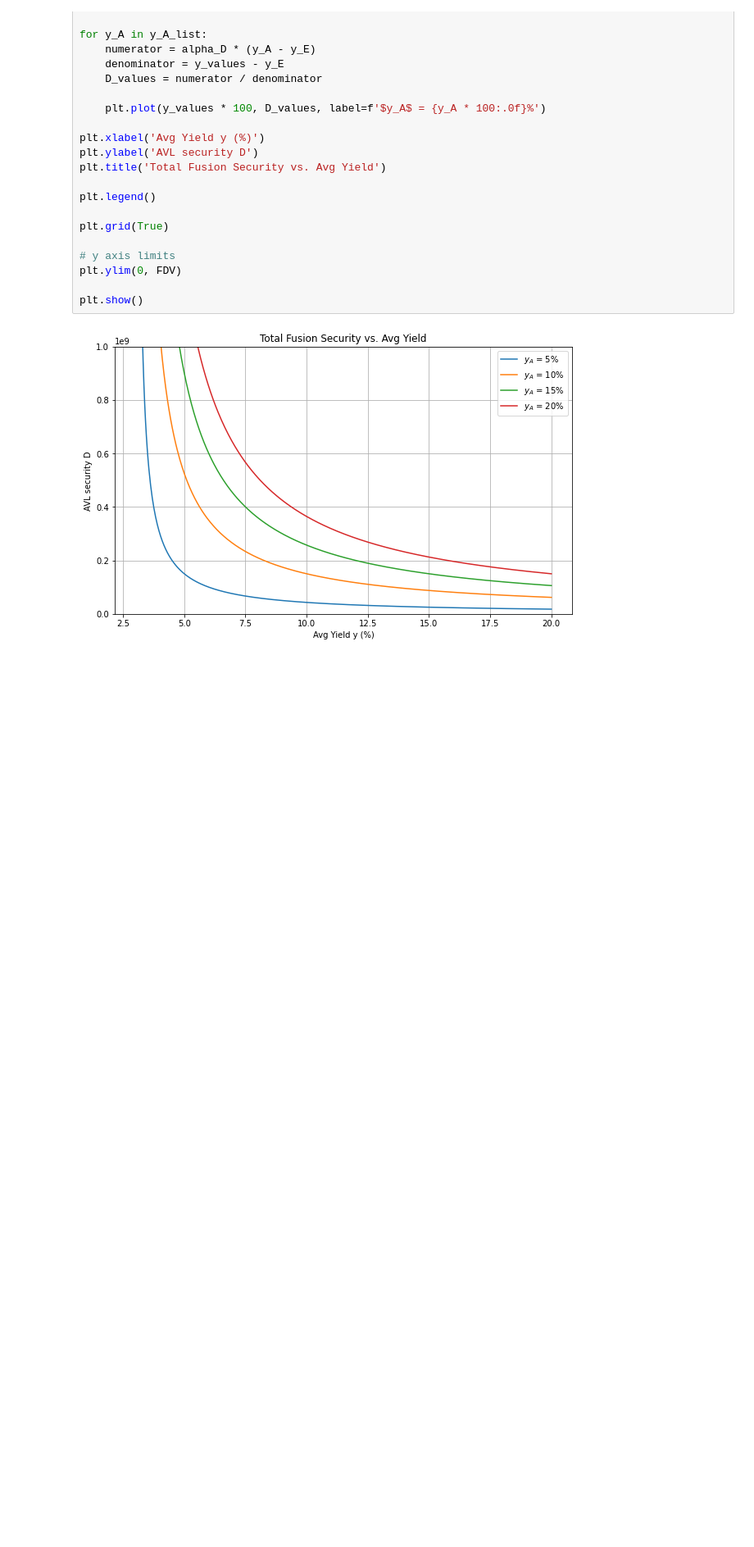
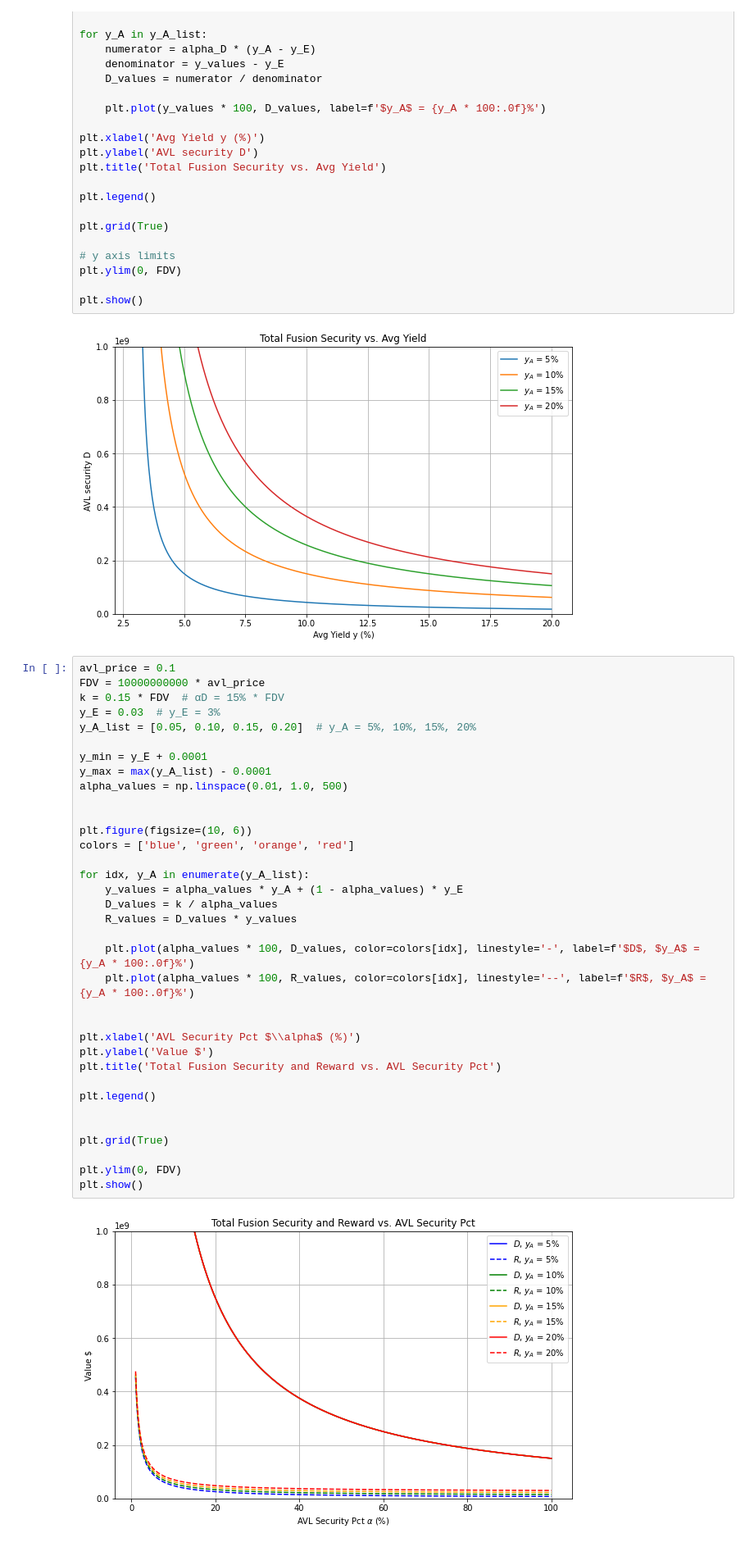
Before and after one commit to dengwx11/Avail-Fusion-CryptoEcon, a Jupyter notebook: params_filter.ipynb, the cells around one changed output. Shown at 82% size. Saved outputs shown, nothing was run; the diff lists cells and outputs as text; blank space fills up the shorter version.

```diff
--- a/params_filter.ipynb
+++ b/params_filter.ipynb
@@ -105,3 +145,40 @@ plt.ylim(0, FDV)
 plt.show()
 # %% [output]
 [figure]
+# %%
+avl_price = 0.1
+FDV = 10000000000 * avl_price
+k = 0.15 * FDV  # αD = 15% * FDV
+y_E = 0.03  # y_E = 3%
+y_A_list = [0.05, 0.10, 0.15, 0.20]  # y_A = 5%, 10%, 15%, 20%
+
+y_min = y_E + 0.0001
+y_max = max(y_A_list) - 0.0001
+alpha_values = np.linspace(0.01, 1.0, 500)
+
+
+plt.figure(figsize=(10, 6))
+colors = ['blue', 'green', 'orange', 'red']
+
+for idx, y_A in enumerate(y_A_list):
+    y_values = alpha_values * y_A + (1 - alpha_values) * y_E
+    D_values = k / alpha_values
+    R_values = D_values * y_values
+
+    plt.plot(alpha_values * 100, D_values, color=colors[idx], linestyle='-', label=f'$D$, $y_A$ = {y_A * 100:.0f}%')
+    plt.plot(alpha_values * 100, R_values, color=colors[idx], linestyle='--', label=f'$R$, $y_A$ = {y_A * 100:.0f}%')
+
+
+plt.xlabel('AVL Security Pct $\\alpha$ (%)')
+plt.ylabel('Value $')
+plt.title('Total Fusion Security and Reward vs. AVL Security Pct')
+
+plt.legend()
+
+
+plt.grid(True)
+
+plt.ylim(0, FDV)
+plt.show()
+# %% [output]
+[figure, added]
```
Also changed, not shown: parts of 3 cells of this notebook, 15 other files.
